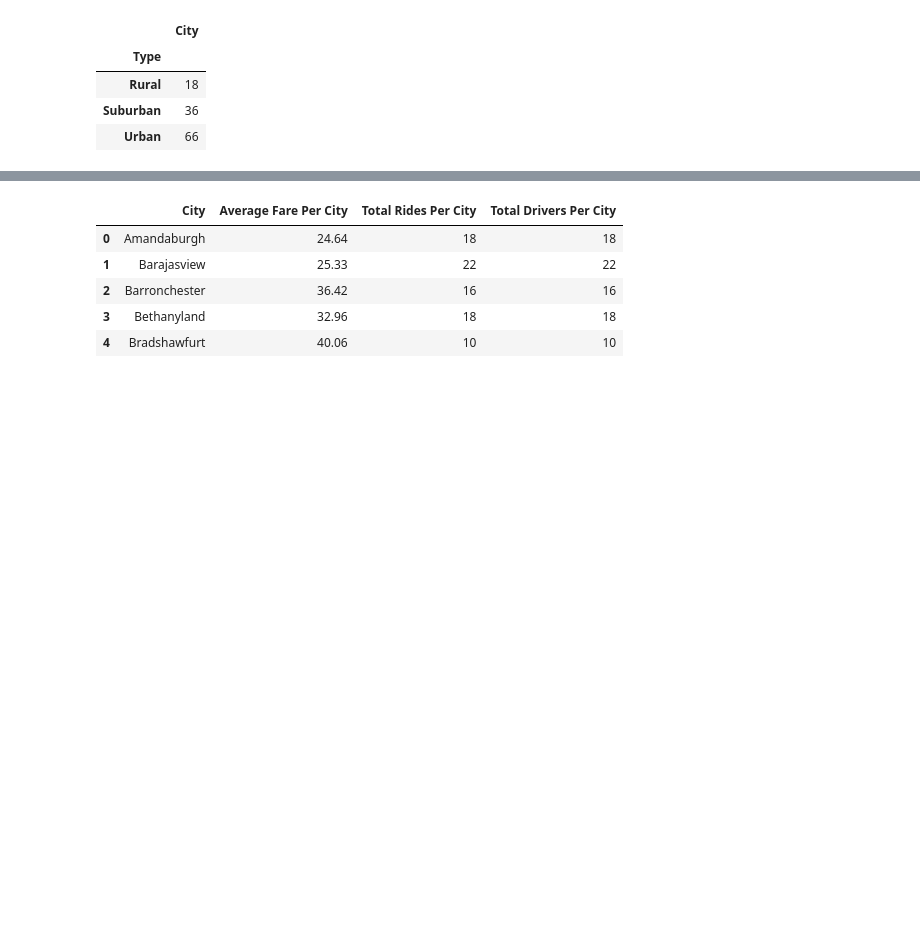
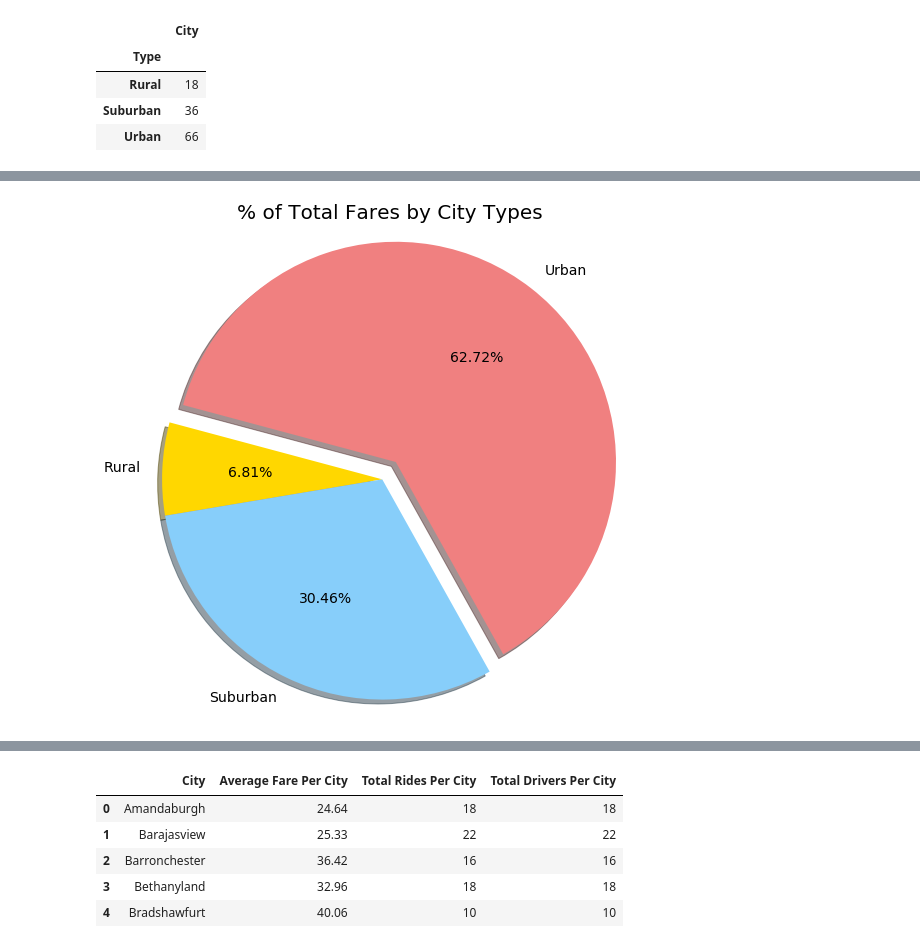
Before and after one commit to parmetd/python_matplotlib, a Jupyter notebook: Pyber.ipynb, the cells around one changed output, grey strips where cells are left out. Drawn from its saved outputs; the diff is of its cells as text; code cells hidden in the pictures; blank space fills up the shorter version.

```diff
--- a/Pyber.ipynb
+++ b/Pyber.ipynb
@@ -222,0 +231,20 @@ plt.show()
+# %%
+#% of Total Fares by City Type
+#Fare data for second pie chart
+total_fare = bubble_plot_df.groupby('Type')['Fare'].sum()
+
+colors = ["gold", "lightskyblue", 'lightcoral']
+explode = (0,0,.1)
+piechart_percentage_totalfares = total_fare.plot(kind = 'pie', colors=colors, legend = False, shadow = True, startangle=165, figsize=(9,9), autopct='%1.2f%%',
+                                                         explode =explode, fontsize= 14)
+
+piechart_percentage_totalfares.set_title("% of Total Fares by City Types", fontsize = 20)
+
+#remove the yaxis label
+piechart_percentage_totalfares.set_ylabel('')
+
+plt.axis("equal")
+plt.savefig("pie_city_type_fares.png")
+plt.show()
+# %% [output]
+[figure, added]
```
Also changed, not shown: parts of 6 cells of this notebook, 5 other files.
